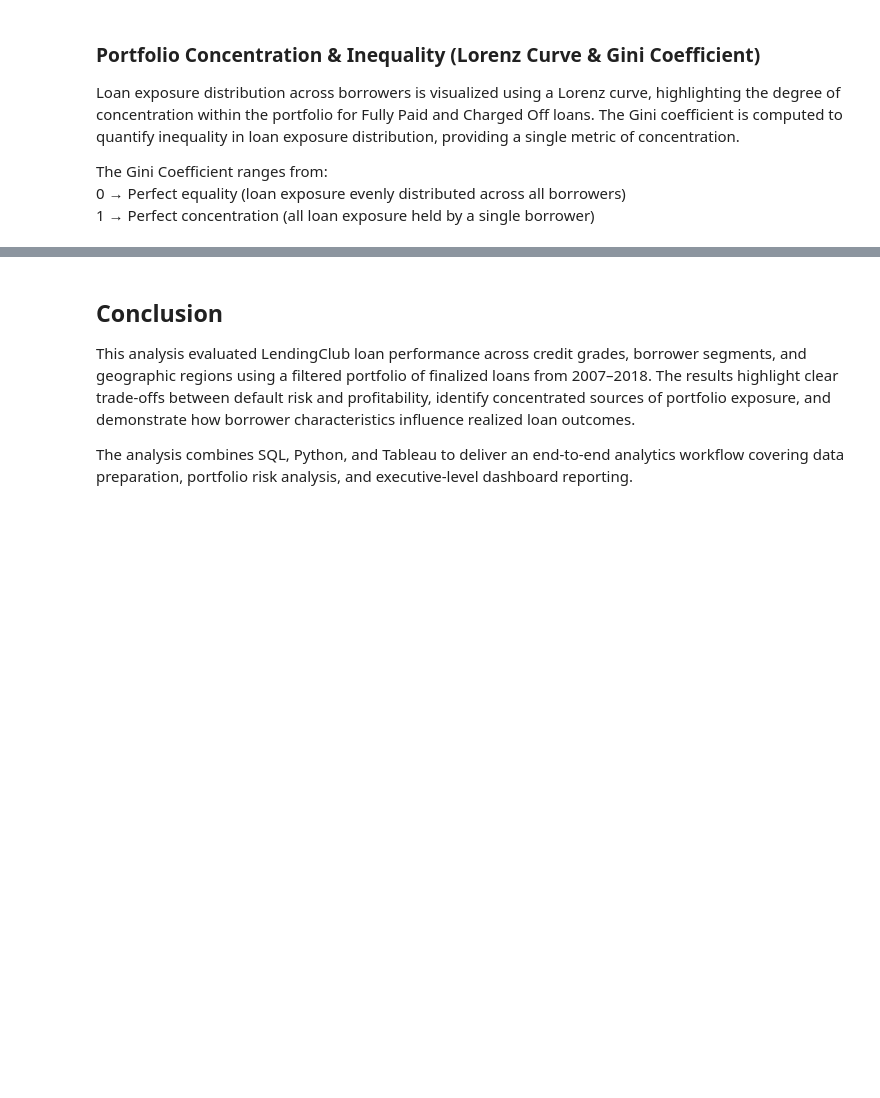
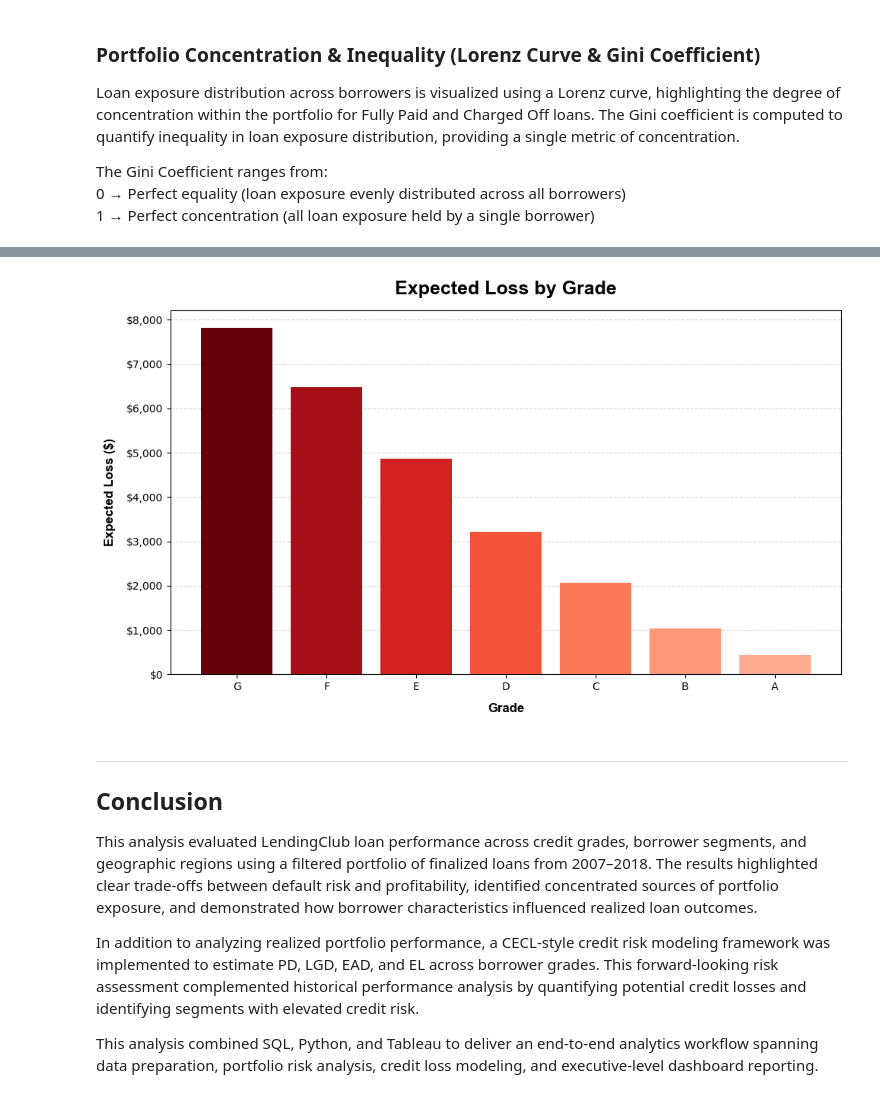
Before and after one commit to BrielleCS/LendingClub-Loan-Portfolio-Analysis, a Jupyter notebook: notebook/LendingClub_Loan_Portfolio_Analysis.ipynb, the cells around one changed output, grey strips where cells are left out. Saved outputs shown, nothing was run; the diff lists cells and outputs as text; code cells hidden in the pictures; blank space fills up the shorter version.

```diff
--- a/notebook/LendingClub_Loan_Portfolio_Analysis.ipynb
+++ b/notebook/LendingClub_Loan_Portfolio_Analysis.ipynb
@@ -473,6 +684,39 @@ gini_df.to_csv("../data/gini_coefficient.csv", index=False)
+# %%
+# ============================================================
+# EXPECTED LOSS BY GRADE VISUALIZATION
+# ============================================================
+
+# Apply red gradient (higher EL = darker red risk intensity)
+norm = (cecl_table['EL'] - cecl_table['EL'].min()) / (cecl_table['EL'].max() - cecl_table['EL'].min())
+colors = plt.cm.Reds(0.3 + 0.7 * norm)
+
+plt.figure(figsize=(10, 6))
+
+ax = plt.gca()
+ax.set_axisbelow(True)
+
+plt.bar(cecl_table['grade'], cecl_table['EL'], color=colors, zorder=3)
+
+plt.title("Expected Loss by Grade", fontsize=18, fontweight='bold', fontname='Arial', pad=15)
+plt.xlabel("Grade", fontsize=12, fontweight='bold', fontname='Arial', labelpad=10)
+plt.ylabel("Expected Loss ($)", fontsize=12, fontweight='bold', fontname='Arial', labelpad=10)
+
+ax.yaxis.set_major_formatter(StrMethodFormatter('${x:,.0f}'))
+
+plt.grid(axis='y', linestyle='--', alpha=0.5, zorder=0)
+
+plt.tight_layout()
+
+plt.savefig("C:/Users/Chris/LendingClub_Loan_Portfolio_Analysis/images/cecl_expected_loss.png", dpi=300, bbox_inches="tight")
+plt.show()
+# %% [output]
+[figure, added]
 # %% [markdown]
+---
 ## Conclusion
 
-This analysis evaluated LendingClub loan performance across credit grades, borrower segments, and geographic regions using a filtered portfolio of finalized loans from 2007–2018. The results highlight clear trade-offs between default risk and profitability, identify concentrated sources of portfolio exposure, and demonstrate how borrower characteristics influence realized loan outcomes.
+This analysis evaluated LendingClub loan performance across credit grades, borrower segments, and geographic regions using a filtered portfolio of finalized loans from 2007–2018. The results highlighted clear trade-offs between default risk and profitability, identified concentrated sources of portfolio exposure, and demonstrated how borrower characteristics influenced realized loan outcomes.
 
-The analysis combines SQL, Python, and Tableau to deliver an end-to-end analytics workflow covering data preparation, portfolio risk analysis, and executive-level dashboard reporting.
+In addition to analyzing realized portfolio performance, a CECL-style credit risk modeling framework was implemented to estimate PD, LGD, EAD, and EL across borrower grades. This forward-looking risk assessment complemented historical performance analysis by quantifying potential credit losses and identifying segments with elevated credit risk.
+
+This analysis combined SQL, Python, and Tableau to deliver an end-to-end analytics workflow spanning data preparation, portfolio risk analysis, credit loss modeling, and executive-level dashboard reporting.
```
Also changed, not shown: parts of 10 cells of this notebook, 7 other files.
